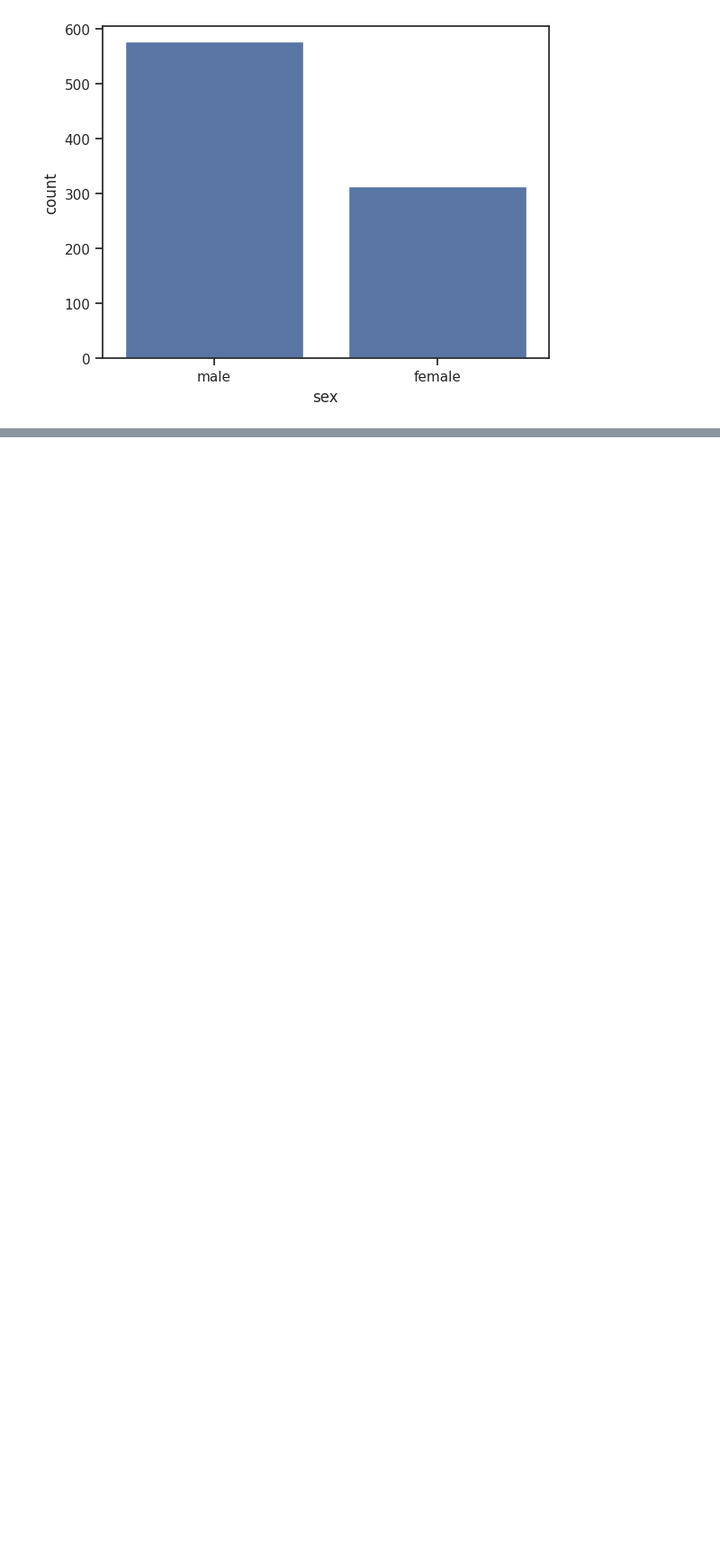
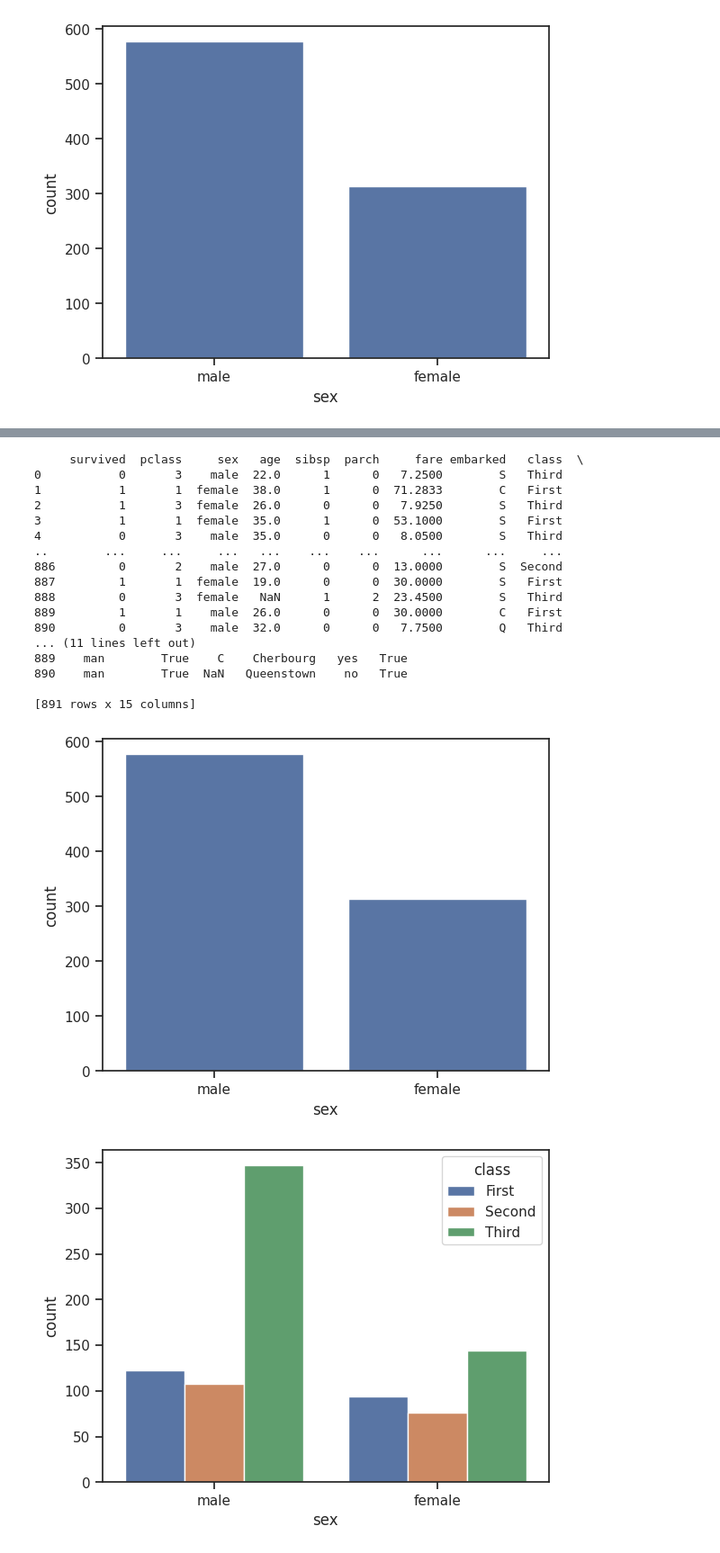
Before and after one commit to ahmadzulfiqar001/python-100-days-beginner-to-advance-, a Jupyter notebook: Day_9_of_python.ipynb, the cells around one changed output, grey strips where cells are left out. Shown at 90% size. Saved outputs shown, nothing was run; the diff lists cells and outputs as text; code cells hidden in the pictures; blank space fills up the shorter version.

```diff
--- a/Day_9_of_python.ipynb
+++ b/Day_9_of_python.ipynb
@@ -38,0 +63,47 @@ plt.show()
+# %%
+# steps involved in data visuallization
+
+# import libraries
+import seaborn as sns
+import matplotlib.pyplot as plt
+
+# set a theme
+sns.set_theme(style = "ticks", color_codes = True)
+
+# import dataset (you can import your own data set also)
+Kashti = sns.load_dataset("titanic")
+print(Kashti)
+
+# # plot basic graph with in variable(count)
+p = sns.countplot(x="sex", data=Kashti)
+plt.show()
+
+# plot basic graph with 2 variables (count plot)
+p =sns.countplot(x="sex", data=Kashti, hue="class")
+plt.show()
+
+
+# plot basic graph with 2 variables (count plot) with  title
+p =sns.countplot(x="sex", data=Kashti, hue="class")
+p.set_title("Baba g ka count plot for Kashti")
+plt.show()
+# %% [output]
+     survived  pclass     sex   age  sibsp  parch     fare embarked   class  \
+0           0       3    male  22.0      1      0   7.2500        S   Third
+1           1       1  female  38.0      1      0  71.2833        C   First
+2           1       3  female  26.0      0      0   7.9250        S   Third
+3           1       1  female  35.0      1      0  53.1000        S   First
+4           0       3    male  35.0      0      0   8.0500        S   Third
+..        ...     ...     ...   ...    ...    ...      ...      ...     ...
+886         0       2    male  27.0      0      0  13.0000        S  Second
+887         1       1  female  19.0      0      0  30.0000        S   First
+888         0       3  female   NaN      1      2  23.4500        S   Third
+889         1       1    male  26.0      0      0  30.0000        C   First
+890         0       3    male  32.0      0      0   7.7500        Q   Third
+... (11 lines left out)
+889    man        True    C    Cherbourg   yes   True
+890    man        True  NaN   Queenstown    no   True
+
+[891 rows x 15 columns]
+[figure, added]
+[figure, added]
```
Also changed, not shown: parts of 2 cells of this notebook.
